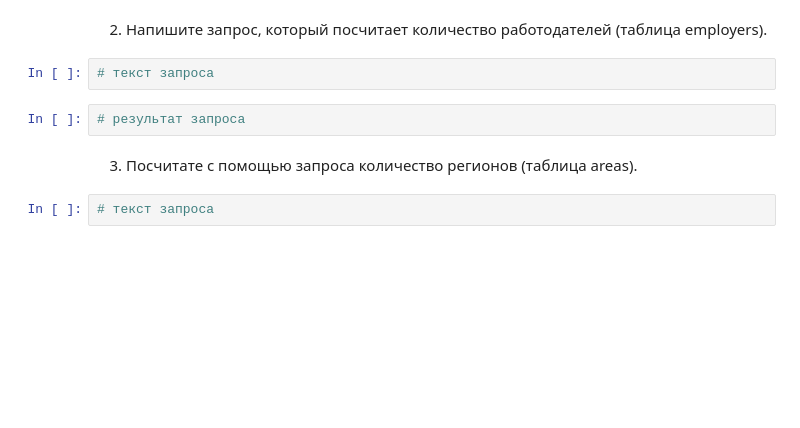
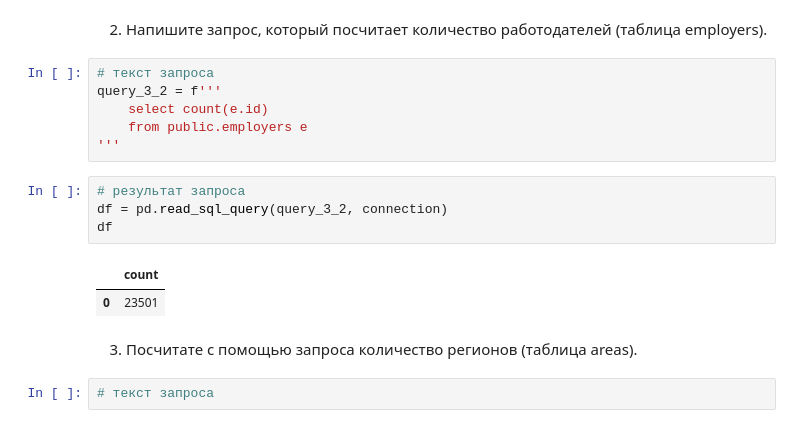
Before and after one commit to chingachguk1977/DST-HeadHunter-Pjt-2--SQL, a Jupyter notebook: SF_DST_Project2_SQL.ipynb, the cells around one changed output. Drawn from its saved outputs; the diff is of its cells as text; blank space fills up the shorter version.

```diff
--- a/SF_DST_Project2_SQL.ipynb
+++ b/SF_DST_Project2_SQL.ipynb
@@ -55,8 +56,17 @@ LINE 3:     from public.vacancies v
 2. Напишите запрос, который посчитает количество работодателей (таблица employers).
 # %%
 # текст запроса
+query_3_2 = f'''
+    select count(e.id)
+    from public.employers e
+'''
 # %%
 # результат запроса
+df = pd.read_sql_query(query_3_2, connection)
+df
+# %% [output]
+|  | count |
+| 0 | 23501 |
 # %% [markdown]
 3. Посчитате с помощью запроса количество регионов (таблица areas).
 # %%
```
Also changed, not shown: parts of 2 cells of this notebook.
